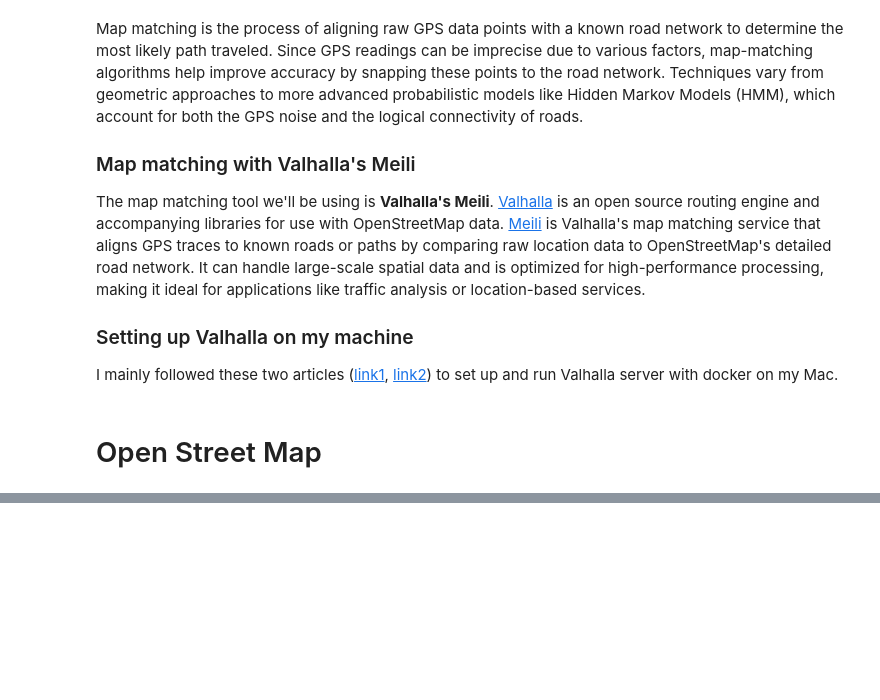
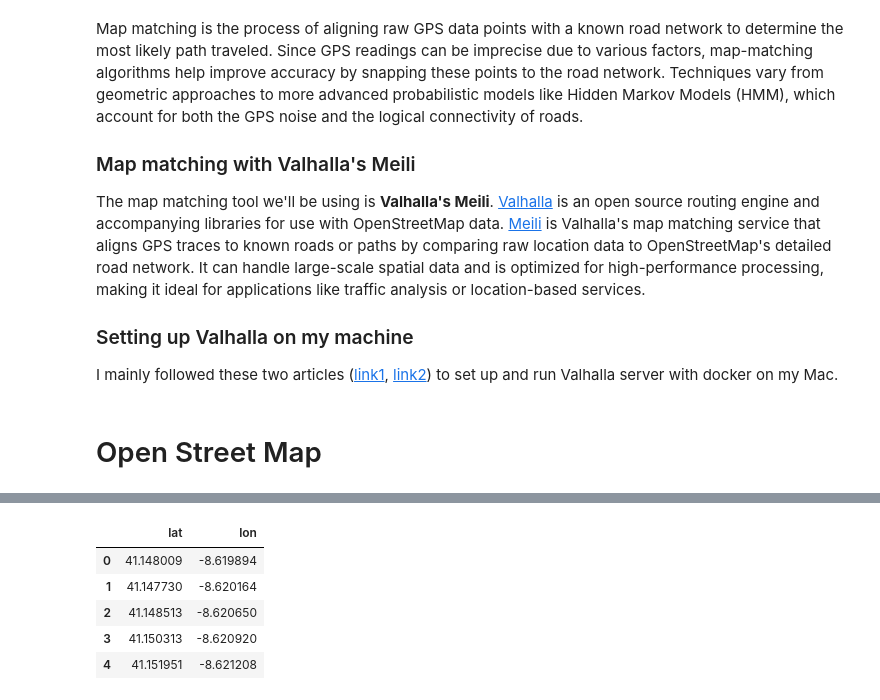
Before and after one commit to chengzwk/Porto-taxi, a Jupyter notebook: map_matching.ipynb, the cells around one changed output, grey strips where cells are left out. Cells and saved outputs as stored; diff of their text form; code cells hidden in the pictures; blank space fills up the shorter version.

```diff
--- a/map_matching.ipynb
+++ b/map_matching.ipynb
@@ -29,0 +35,14 @@ The history saving thread hit an unexpected error (OperationalError('attempt to
+# %%
+# Get the first taxi GPS trace, and convert it into a dataframe
+trace = df.iloc[0]['POLYLINE']
+trace = trace[2:-2].split('],[')
+trace = pd.DataFrame([(float(p.split(',')[1]), float(p.split(',')[0])) for p in trace], columns=['lat', 'lon'])
+# %%
+trace.head()
+# %% [output]
+|  | lat | lon |
+| 0 | 41.148009 | -8.619894 |
+| 1 | 41.147730 | -8.620164 |
+| 2 | 41.148513 | -8.620650 |
+| 3 | 41.150313 | -8.620920 |
+| 4 | 41.151951 | -8.621208 |
```
Also changed, not shown: parts of 13 cells of this notebook.
